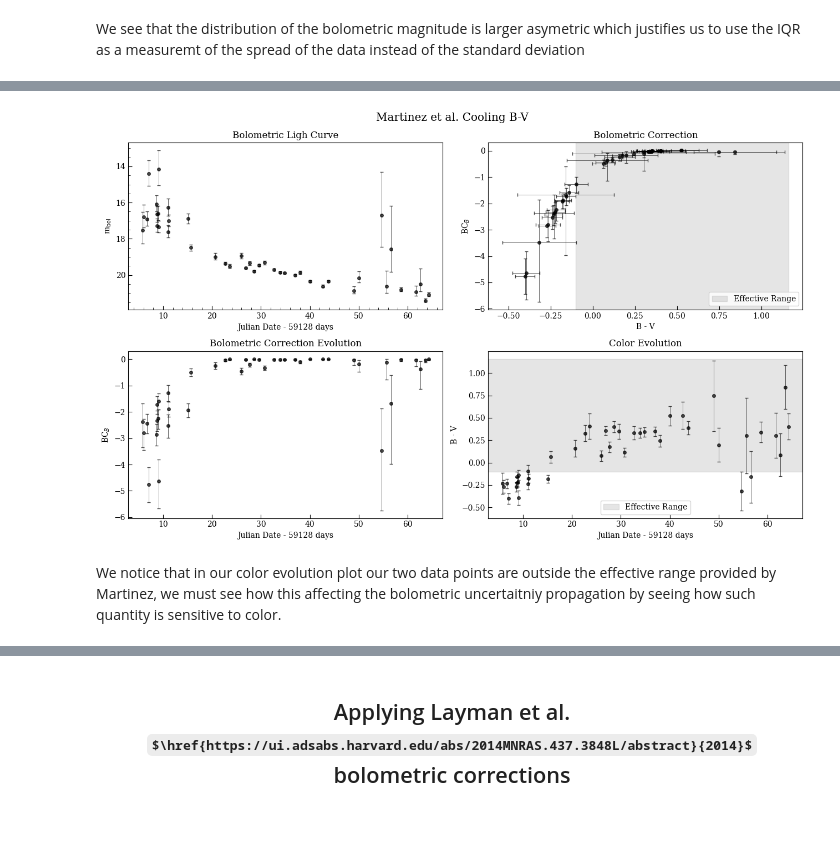
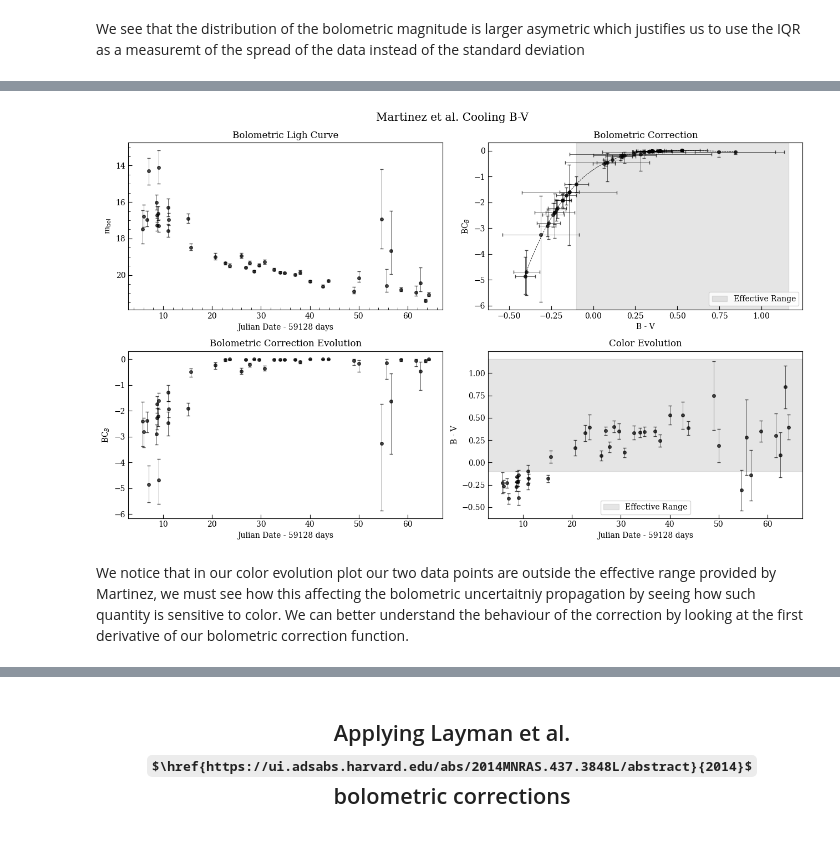
Before and after one commit to 159Patrick159/ZN-7090, a Jupyter notebook: Scripts/Generating Bolometric Light Curves.ipynb, the cells around one changed output, grey strips where cells are left out. Drawn from its saved outputs; the diff is of its cells as text; code cells hidden in the pictures; some formulas as TeX source.

```diff
--- a/Scripts/Generating Bolometric Light Curves.ipynb
+++ b/Scripts/Generating Bolometric Light Curves.ipynb
@@ -406,7 +406,7 @@ plt.show()
 # %%
 # Set up asymetric errorbars for correction
 corr_aerr = [correction_Lerr,correction_Uerr]
-
+color_domain = np.arange(np.min(color),np.max(color),0.01)
 # Now we can look at distinct plots for this correction
 fig, ((a0,a1),(a2,a3)) = plt.subplots(figsize=(gr*8,8),
                                 nrows=2,ncols=2)
@@ -415,33 +415,34 @@ a0.set_title("Bolometric Ligh Curve")
 a0.errorbar(B_dates_R,mbol,yerr=asymetric_err,fmt="ko",ecolor='k',capsize=2,elinewidth=0.6,alpha=0.7,ms=4)
 a0.invert_yaxis()
 a0.set_xlabel(f"Julian Date - {int(dates[0])} days")
 a0.set_ylabel(r"m$_{\mathrm{bol}}$")
 a0.tick_params(axis='both', labelsize=10)
 a0.yaxis.set_minor_locator(MultipleLocator(.5))
 a0.xaxis.set_minor_locator(MultipleLocator(2))
 
 a1.errorbar(color,correction,xerr=color_err,yerr=corr_aerr,fmt="ko",ecolor='k',capsize=2,elinewidth=0.6,alpha=0.7,ms=4)
+a1.plot(color_domain,BC(color_domain),c='k',ls='--',lw=0.6)
 a1.axvspan(-0.1, 1.16 , alpha=0.2, color='gray',label="Effective Range")
 a1.set_xlabel("B - V")
 a1.set_ylabel(r"BC$_B$")
 a1.set_title("Bolometric Correction")
 a1.legend()
 
 a2.errorbar(B_dates_R,correction,yerr=corr_aerr,fmt="ko",ecolor='k',capsize=2,elinewidth=0.6,alpha=0.7,ms=4)
 a2.set_xlabel(f"Julian Date - {int(dates[0])} days")
 a2.set_ylabel(r"BC$_B$")
 a2.set_title("Bolometric Correction Evolution")
 
 a3.errorbar(B_dates_R,color,yerr=color_err,fmt="ko",ecolor='k',capsize=2,elinewidth=0.6,alpha=0.7,ms=4)
 a3.axhspan(-0.1, 1.16 , alpha=0.2, color='gray',label="Effective Range")
 a3.set_xlabel(f"Julian Date - {int(dates[0])} days")
 a3.set_ylabel("B - V")
 a3.set_title("Color Evolution")
 a3.legend()
 
 plt.tight_layout()
 plt.show()
 # %% [output]
-[figure, old version]
+[figure, new version]
 # %% [markdown]
-We notice that in our color evolution plot our two data points are outside the effective range provided by Martinez, we must see how this affecting the bolometric uncertaitniy propagation by seeing how such quantity is sensitive to color.
+We notice that in our color evolution plot our two data points are outside the effective range provided by Martinez, we must see how this affecting the bolometric uncertaitniy propagation by seeing how such quantity is sensitive to color. We can better understand the behaviour of the correction by looking at the first derivative of our bolometric correction function.
```
Also changed, not shown: parts of 16 cells of this notebook, 2 other files.
